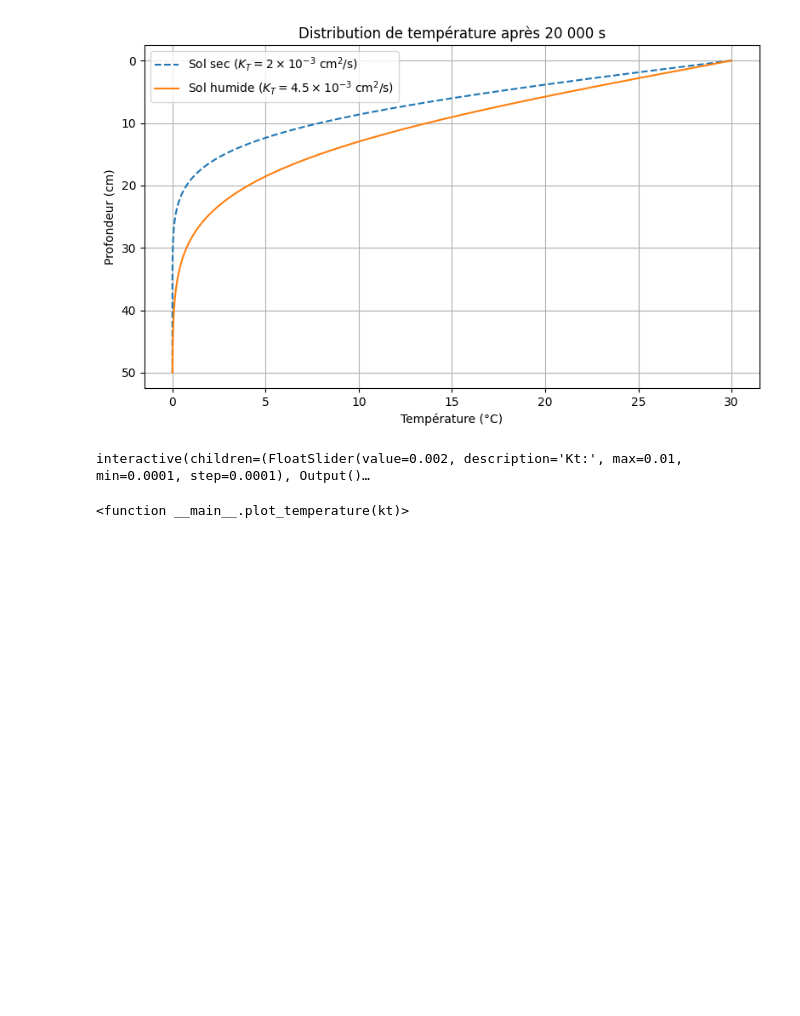
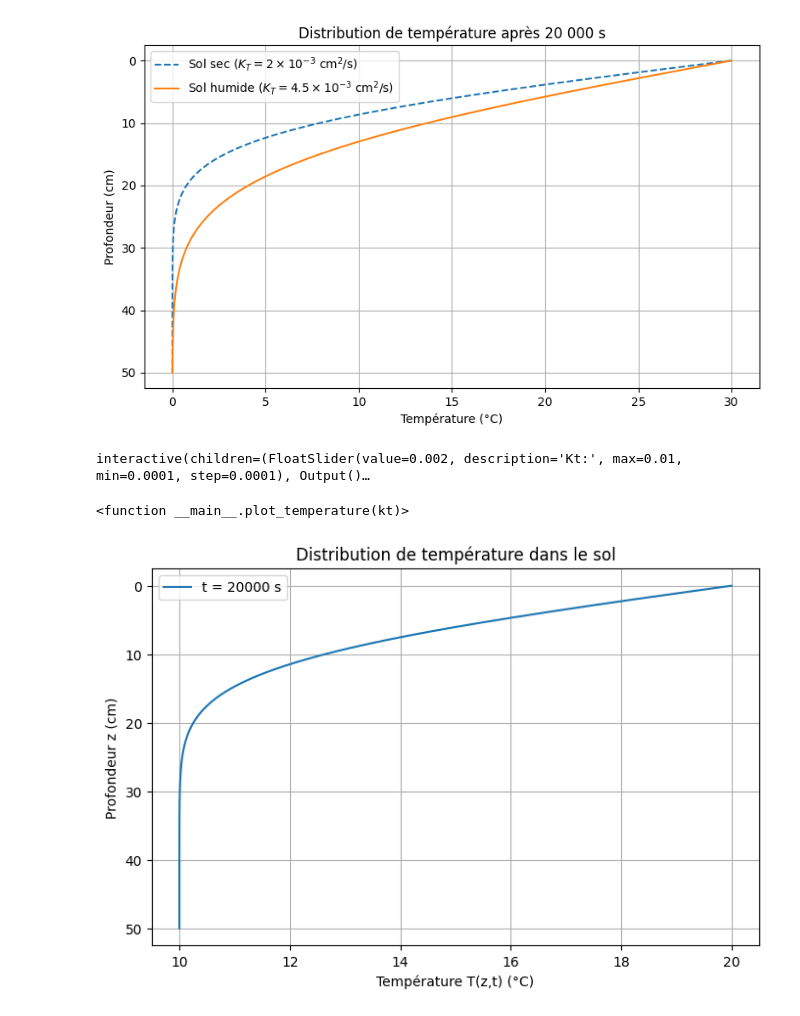
Before and after one commit to sgumiere/GAE-1004, a Jupyter notebook: thermique_sol.ipynb, the cells around one changed output. Saved outputs shown, nothing was run; the diff lists cells and outputs as text; code cells hidden in the pictures; blank space fills up the shorter version.

```diff
--- a/thermique_sol.ipynb
+++ b/thermique_sol.ipynb
@@ -160,3 +160,32 @@ interact(plot_temperature, kt=FloatSlider(value=2e-3, min=1e-4, max=1e-2, step=1
 # %% [output]
 interactive(children=(FloatSlider(value=0.002, description='Kt:', max=0.01, min=0.0001, step=0.0001), Output()…
 <function __main__.plot_temperature(kt)>
+# %%
+import numpy as np
+import matplotlib.pyplot as plt
+from scipy.special import erfc
+
+# Paramètres
+T0 = 20.0         # Température à la surface en °C
+T_moyen = 10.0    # Température moyenne à l'infini en °C
+KT = 2e-3         # Diffusivité thermique en cm²/s
+t = 20000         # Temps en secondes
+
+# Définir un vecteur de profondeur z en cm
+z = np.linspace(0, 50, 500)  # de 0 à 50 cm
+
+# Calcul de la distribution de température T(z,t)
+T = T_moyen + (T0 - T_moyen) * erfc(z / (2 * np.sqrt(KT * t)))
+
+# Tracé du profil de température
+plt.figure(figsize=(8, 5))
+plt.plot(T, z,label=f't = {t} s')
+plt.ylabel('Profondeur z (cm)')
+plt.xlabel('Température T(z,t) (°C)')
+plt.title('Distribution de température dans le sol')
+plt.legend()
+plt.grid(True)
+plt.gca().invert_yaxis()
+plt.show()
+# %% [output]
+[figure, added]
```
